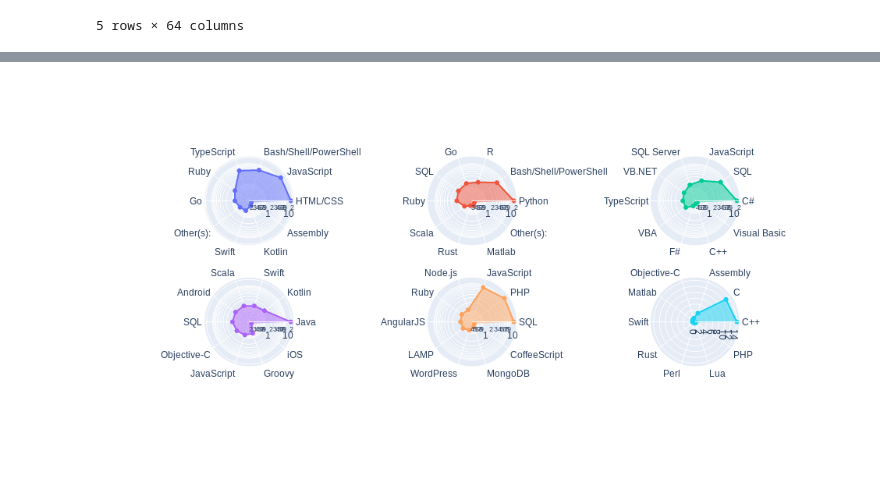
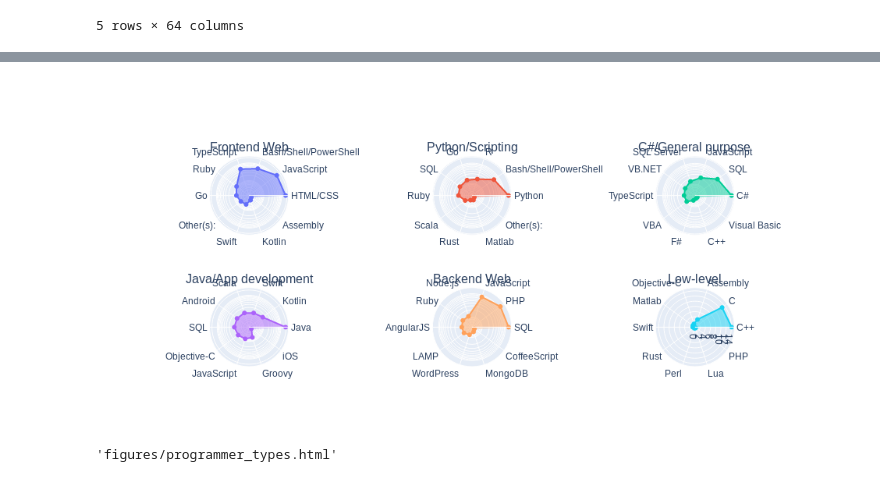
Before and after one commit to dinotuku/SOSN, a Jupyter notebook: clusteringrsults.ipynb, the cells around one changed output, grey strips where cells are left out. Cells and saved outputs as stored; diff of their text form; code cells hidden in the pictures.

```diff
--- a/clusteringrsults.ipynb
+++ b/clusteringrsults.ipynb
@@ -118,38 +253,46 @@ fig = make_subplots(
     rows=2, cols=3,
     specs=[[{"type": "polar"}, {"type": "polar"}, {"type": "polar"}],
            [{"type": "polar"}, {"type": "polar"}, {"type": "polar"}]],
+    subplot_titles=("Frontend Web", "Python/Scripting", "C#/General purpose", "Java/App development", "Backend Web", "Low-level")
 )
+
 
 for i in range(6):
     for_polar = types[i].nlargest(10)
     x = (i % 3 + 1)
     y = (int(i / 3) + 1)
     fig.add_trace(
         go.Scatterpolar(
             r=for_polar,
             theta=list(for_polar.index),
             fill='toself',
             mode="lines+markers+text",
             subplot="polar2"
         ),
         row=y, col=x
     )
 
 #Apparently these can be formatted by
 subaxes = ["polar{}".format(i) if i != 0 else "polar" for i in range(6)]
 fig.update_layout(
     {subax: dict(
         radialaxis=dict(
             visible=True,
-            type="log"
+            type="log",
+            showticklabels=False
         ),
     ) for subax in subaxes}
 )
 
 fig.update_layout(
     showlegend=False
 )
 
 fig.show()
+import plotly
+#plotly.offline.plot(fig, filename='file.html')
+#programming_types_plot = plotly.offline.plot(fig, include_plotlyjs=False, output_type='div')
+plotly.offline.plot(fig, filename="figures/programmer_types.html", include_plotlyjs=True, auto_open=False)
 # %% [output]
-[figure, old version]
+[figure, new version]
+'figures/programmer_types.html'
```
Also changed, not shown: parts of 27 cells of this notebook.
